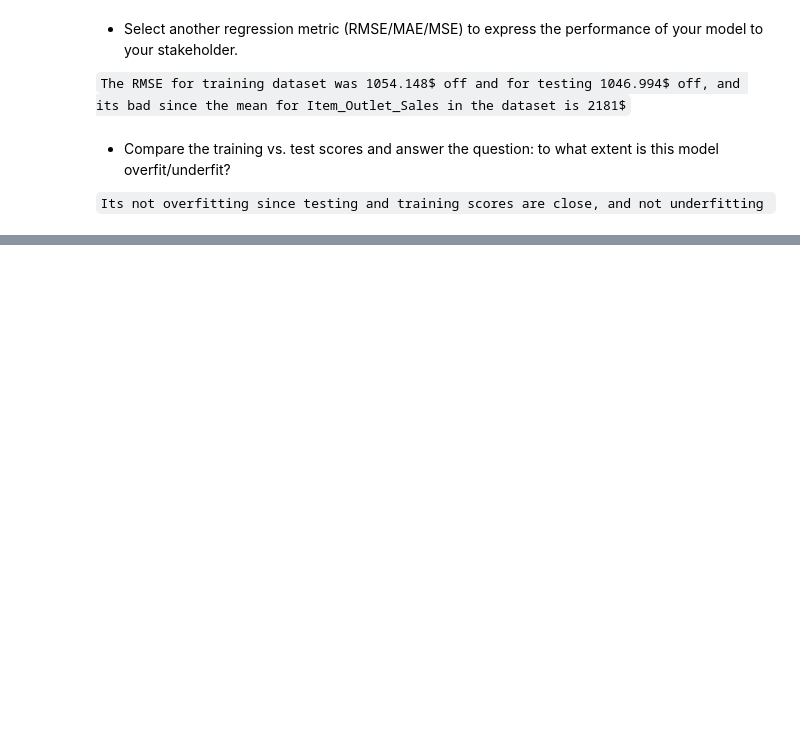
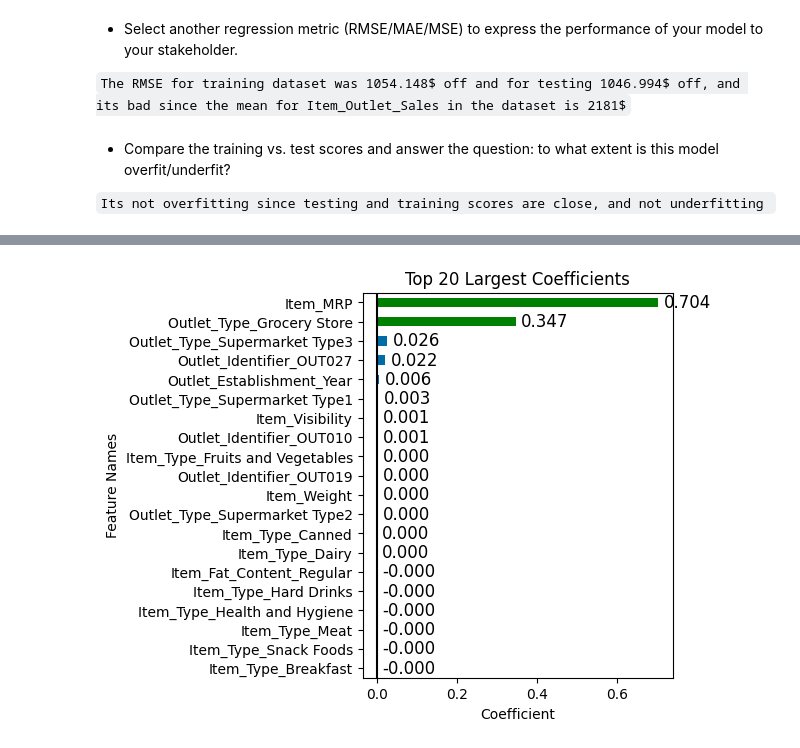
Before and after one commit to SamiOmran/Prediction-of-Product-Sales, a Jupyter notebook: Prediction_of_Product_Sales.ipynb, the cells around one changed output, grey strips where cells are left out. Drawn from its saved outputs; the diff is of its cells as text; code cells hidden in the pictures; blank space fills up the shorter version.

```diff
--- a/Prediction_of_Product_Sales.ipynb
+++ b/Prediction_of_Product_Sales.ipynb
@@ -1362,0 +1492,5 @@ dtype: float64
+# %%
+permutation = permutation_importance(best_model, X_test_processed, y_test, n_repeats = 5, random_state = 42)
+# %%
+rfreg_permutation_importances = pd.Series(permutation.importances_mean, index = X_test_processed.columns).sort_values(ascending = False)
+rfreg_permutation_importances.head()
@@ -1362,0 +1505,7 @@ dtype: float64
+# %%
+fig, ax = plt.subplots(figsize = (12, 10))
+
+ax = plot_coeffs(rfreg_permutation_importances, 20, annotate = True, colors = colors);
+fig.savefig('random forest-permutation importances.png')
+# %% [output]
+[figure, added]
```
Also changed, not shown: parts of 60 cells of this notebook.
